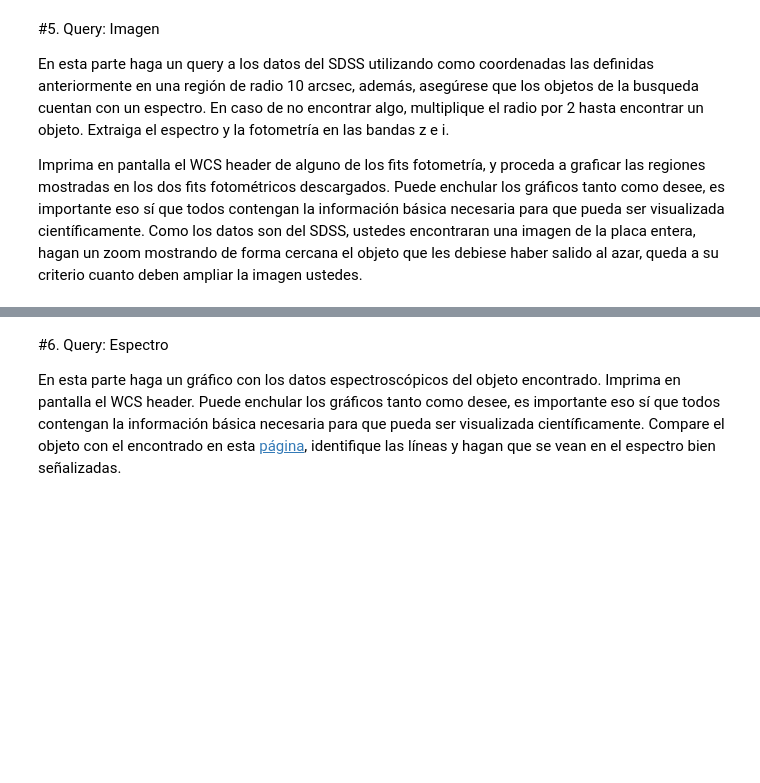
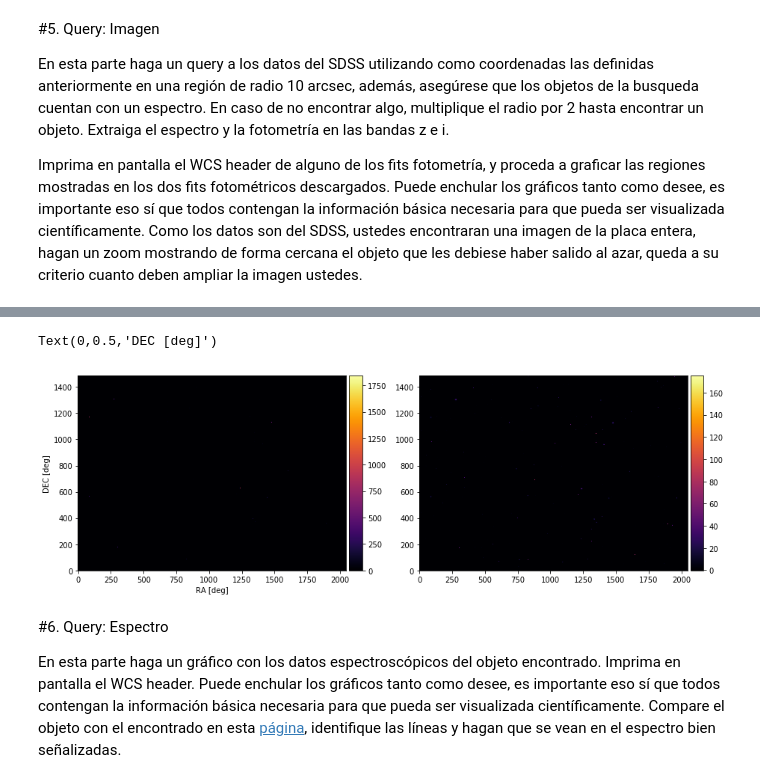
Before and after one commit to kosarrara/minitarea4, a Jupyter notebook: minitarea4.ipynb, the cells around one changed output, grey strips where cells are left out. Saved outputs shown, nothing was run; the diff lists cells and outputs as text; code cells hidden in the pictures; blank space fills up the shorter version.

```diff
--- a/minitarea4.ipynb
+++ b/minitarea4.ipynb
@@ -220,3 +278,10 @@ En esta parte deben crear una variable que contenga un objeto SkyCoord definido
 En esta parte haga un query a los datos del SDSS utilizando como coordenadas las definidas anteriormente en una región de radio 10 arcsec, además, asegúrese que los objetos de la busqueda cuentan con un espectro. En caso de no encontrar algo, multiplique el radio por 2 hasta encontrar un objeto. Extraiga el espectro y la fotometría en las bandas z e i.
 
 Imprima en pantalla el WCS header de alguno de los fits fotometría, y proceda a graficar las regiones mostradas en los dos fits fotométricos descargados. Puede enchular los gráficos tanto como desee, es importante eso sí que todos contengan la información básica necesaria para que pueda ser visualizada científicamente. Como los datos son del SDSS, ustedes encontraran una imagen de la placa entera, hagan un zoom mostrando de forma cercana el objeto que les debiese haber salido al azar, queda a su criterio cuanto deben ampliar la imagen ustedes.
+# %%
+!pip install astroquery
+from astroquery.sdss import SDSS
+position=SDSS.query_region(rut, radius=1.5*8192*u.arcsec, spectro=True)
+print position
+
+#Multiplqué por un numero menor a 2 al final debido a la cantidad de memoria que ocupaba
@@ -222,0 +306,12 @@ Imprima en pantalla el WCS header de alguno de los fits fotometría, y proceda a
+# %%
+espectro=SDSS.get_spectra(matches=position)
+fotoz=SDSS.get_images(matches=position, band="z")
+fotoi=SDSS.get_images(matches=position, band="i")
+
+fit1=fotoz[0]
+header1=fit1[0]
+wcs1=WCS(header1)
+
+fit2=fotoi[0]
+header2=fit2[0]
+wcs2=WCS(header2)
@@ -223,3 +340,37 @@ Imprima en pantalla el WCS header de alguno de los fits fotometría, y proceda a
+# %%
+#Grafico
+from mpl_toolkits.axes_grid1 import make_axes_locatable
+
+fig, ax=plt.subplots(figsize=(15,10),ncols=2)
+imagen1=ax[0].imshow(fit1[0].data, cmap="inferno",origin="lower")
+
+divider1 = make_axes_locatable(ax[0])
+cax1 = divider1.append_axes('right', size='5%', pad=0.05)
+plt.colorbar(imagen1,cax=cax1)
+
+imagen2=ax[1].imshow(fit2[0].data, cmap="inferno",origin="lower")
+divider2 = make_axes_locatable(ax[1])
+cax2 = divider2.append_axes('right', size='5%', pad=0.05)
+plt.colorbar(imagen2,cax=cax2)
+
+#COORDENADAS EJE X
+#RA_inicio=header1["CRVAL1"]
+#RA_step=header1["CD1_1"]
+#RA_fin=RA_inicio+RA_step*(header1["NAXIS1"])
+#RA=RA_inicio+np.arange(0,header1["NAXIS1"])*RA_step
+#ax[0].set_xticks((0,500,1000,1500,2000), (round(RA[0],3),round(RA[500],3),round(RA[1000],3),round(RA[1500],3),round(RA[2000],3)))
+ax[0].set_xlabel("RA [deg]")
+
+#COORDENADAS EJE Y
+#DEC_inicio=header1["CRVAL2"]
+#DEC_step=header1["CD2_2"]
+#DEC_fin=DEC_inicio+DEC_step*(header1["NAXIS2"])
+#DEC=DEC_inicio+DEC_step*np.arange(0,header1["NAXIS2"])
+#ax[0].yticks((0,500,1000,1400),(round(DEC[0],3),round(DEC[500],3),round(DEC[1000],3),round(DEC[1400],3)))
+ax[0].set_ylabel("DEC [deg]")
+# %% [output]
+Text(0,0.5,'DEC [deg]')
+[figure, added]
 # %% [markdown]
 #6. Query: Espectro
 
```
Also changed, not shown: parts of 6 cells of this notebook.
